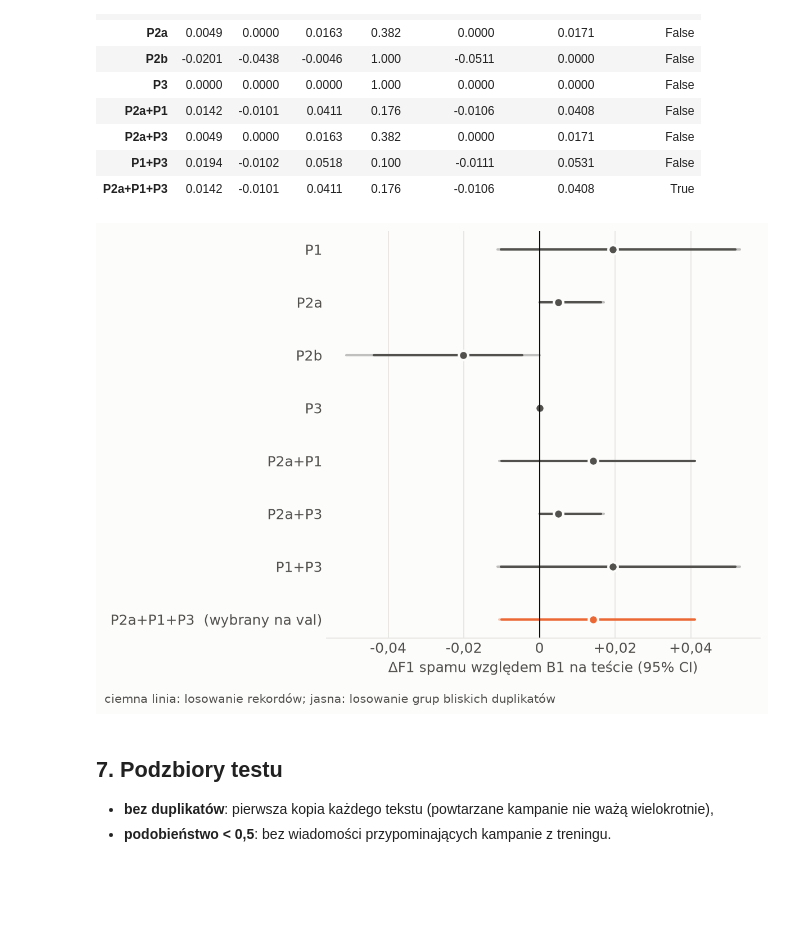
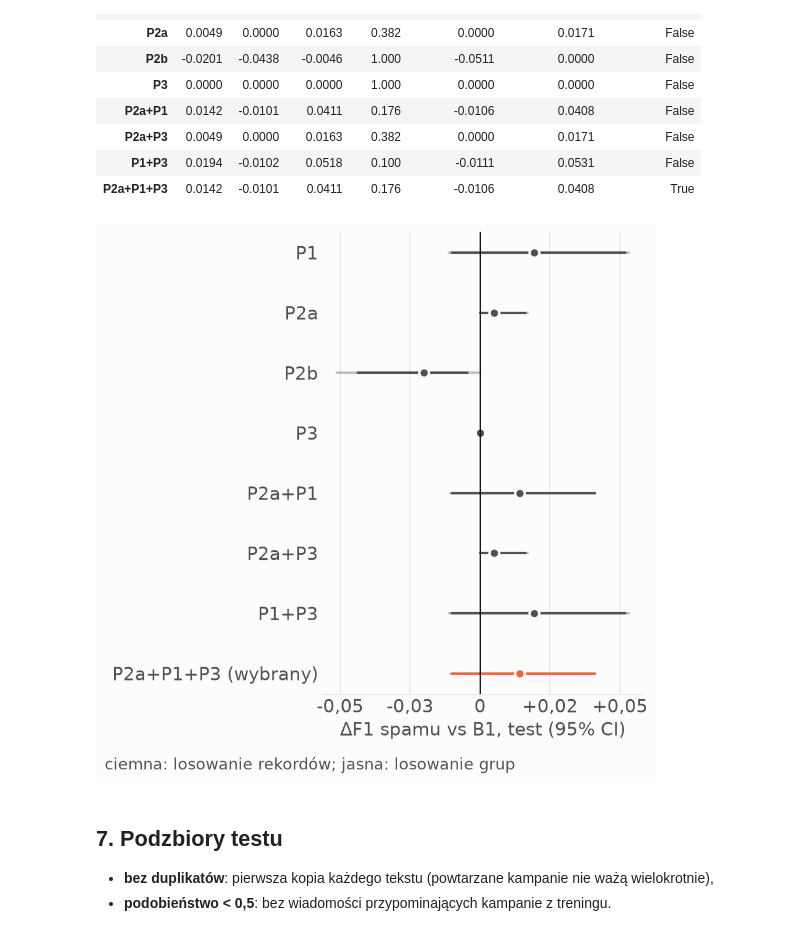
Before and after one commit to YouRekt/DataRepresentation, a Jupyter notebook: notebooks/02_baselines.ipynb, the cells around one changed output. Cells and saved outputs as stored; diff of their text form; code cells hidden in the pictures; blank space fills up the shorter version.

Commit message:
Fit the bootstrap chart to the Milestone 2 slide

```diff
--- a/notebooks/02_baselines.ipynb
+++ b/notebooks/02_baselines.ipynb
@@ -290,32 +290,32 @@ boot
 | P1+P3 | 0.0194 | -0.0102 | 0.0518 | 0.100 | -0.0111 | 0.0531 | False |
 | P2a+P1+P3 | 0.0142 | -0.0101 | 0.0411 | 0.176 | -0.0106 | 0.0408 | True |
 # %%
-fig, ax = plt.subplots(figsize=(8, 0.55 * len(boot) + 1.4), dpi=150)
+fig, ax = plt.subplots(figsize=(6.4, 0.6 * len(boot) + 1.6), dpi=150)
 fig.patch.set_facecolor(SURFACE)
 ax.set_facecolor(SURFACE)
 yy = np.arange(len(boot))[::-1]
 for yi, (n, r) in zip(yy, boot.iterrows()):
     color = SPAM if r["wybrany na val"] else INK_2
     ax.plot([r["CI grupy 2.5%"], r["CI grupy 97.5%"]], [yi, yi], color=color, lw=2, solid_capstyle="round", alpha=0.35)
     ax.plot([r["CI 2.5%"], r["CI 97.5%"]], [yi, yi], color=color, lw=2, solid_capstyle="round")
     ax.plot(r["ΔF1"], yi, "o", ms=8, color=color, mec=SURFACE, mew=2)
 ax.axvline(0, color=INK, lw=1)
-ax.set_yticks(yy, [f"{n}  (wybrany na val)" if r["wybrany na val"] else n for n, r in boot.iterrows()])
-ax.set_xlabel("ΔF1 spamu względem B1 na teście (95% CI)", color=INK_2, fontsize=12)
+ax.set_yticks(yy, [f"{n} (wybrany)" if r["wybrany na val"] else n for n, r in boot.iterrows()])
+ax.set_xlabel("ΔF1 spamu vs B1, test (95% CI)", color=INK_2, fontsize=15)
 for side in ("top", "right", "left"):
     ax.spines[side].set_visible(False)
 ax.spines["bottom"].set_color(GRID)
-ax.tick_params(colors=INK_2, labelsize=12, length=0)
+ax.tick_params(colors=INK_2, labelsize=15, length=0)
 ax.grid(axis="x", color=GRID, lw=0.8)
 ax.set_axisbelow(True)
 ax.xaxis.set_major_formatter(lambda v, _: f"{v:+.2f}".replace("+0.00", "0").replace(".", ","))
-fig.text(0.01, 0.01, "ciemna linia: losowanie rekordów; jasna: losowanie grup bliskich duplikatów",
-         color=INK_2, fontsize=10)
+fig.text(0.01, 0.01, "ciemna: losowanie rekordów; jasna: losowanie grup",
+         color=INK_2, fontsize=13)
 fig.tight_layout(rect=(0, 0.04, 1, 1))
 fig.savefig(FIGS / "fig_delta.png", facecolor=SURFACE)
 plt.show()
 # %% [output]
-[figure, old version]
+[figure, new version]
 # %% [markdown]
 ## 7. Podzbiory testu
 
```
Also changed, not shown: 4 other files.
